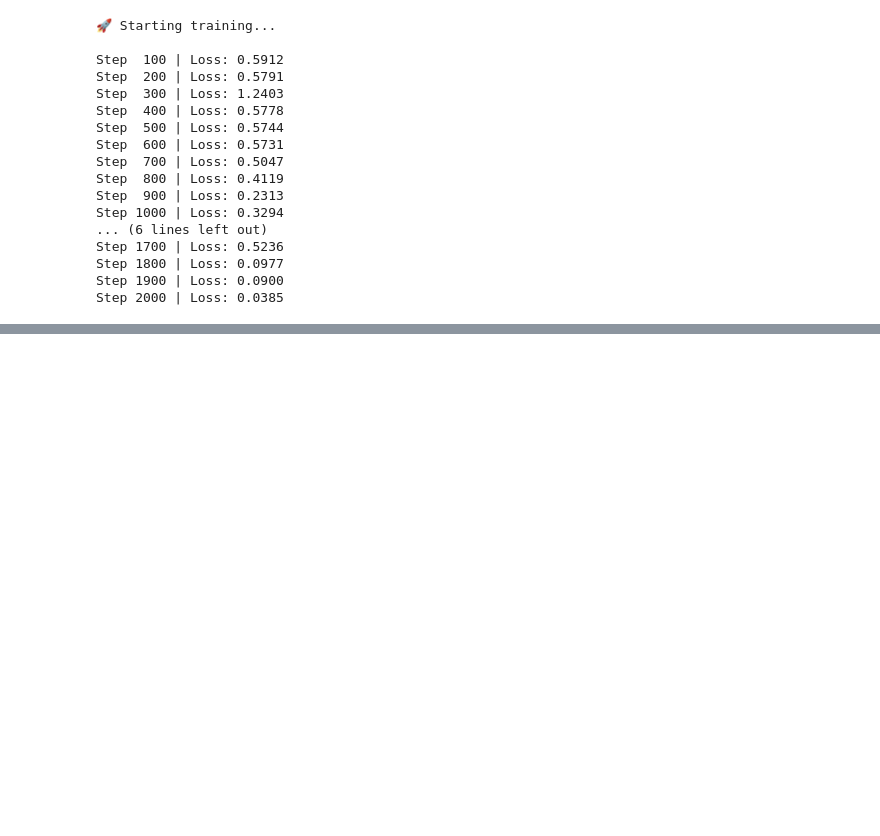
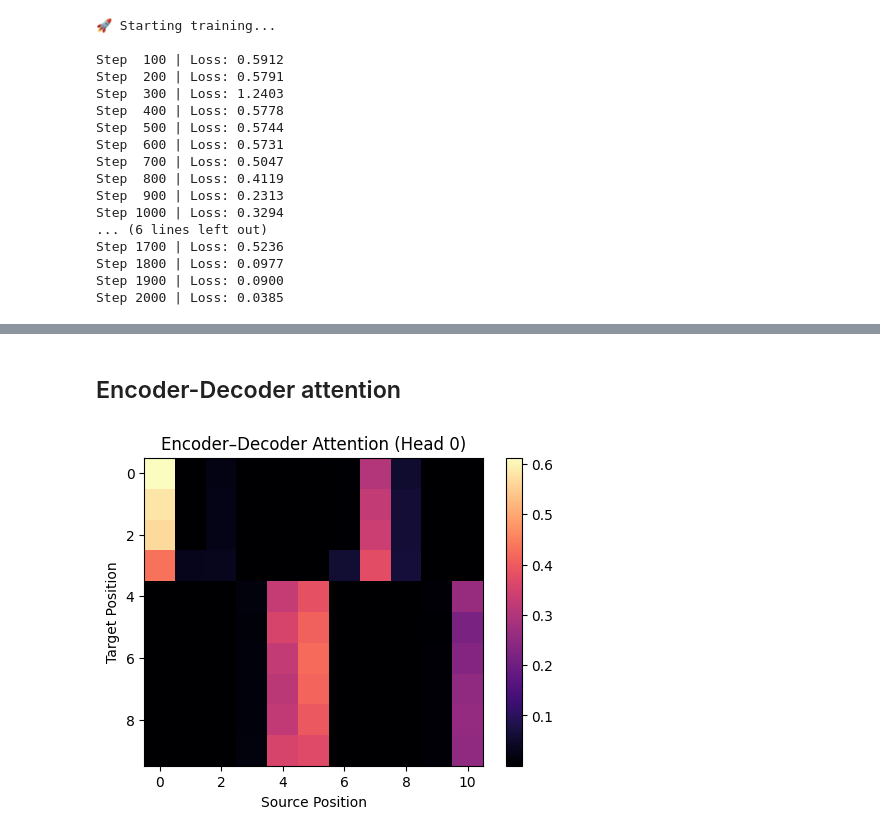
Before and after one commit to knight22-21/Papers, a Jupyter notebook: Attention is All you need/Untitled.ipynb, the cells around one changed output, grey strips where cells are left out. Saved outputs shown, nothing was run; the diff lists cells and outputs as text; code cells hidden in the pictures; blank space fills up the shorter version.

```diff
--- a/Attention is All you need/Untitled.ipynb
+++ b/Attention is All you need/Untitled.ipynb
@@ -298,0 +322,14 @@ PRED: [1, 2, 2, 2, 2, 1, 4, 4, 4, 4, 4]
+# %% [markdown]
+## Encoder-Decoder attention
+# %%
+cross_attn = model.decoder[-1].enc_attn.last_attn[0, 0].cpu().numpy()
+
+plt.figure(figsize=(6, 4))
+plt.imshow(cross_attn, cmap="magma")
+plt.title("Encoder–Decoder Attention (Head 0)")
+plt.xlabel("Source Position")
+plt.ylabel("Target Position")
+plt.colorbar()
+plt.show()
+# %% [output]
+[figure, added]
```
Also changed, not shown: parts of 42 cells of this notebook.
